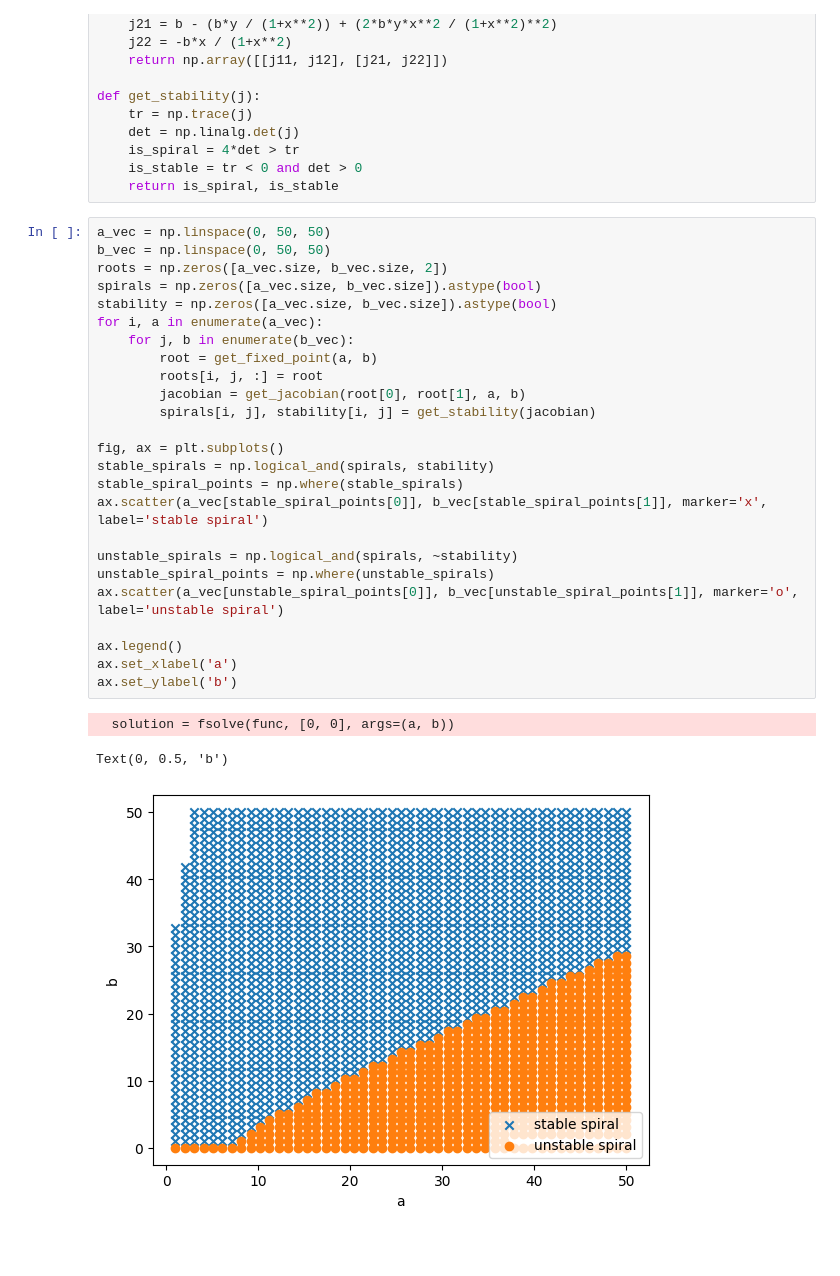
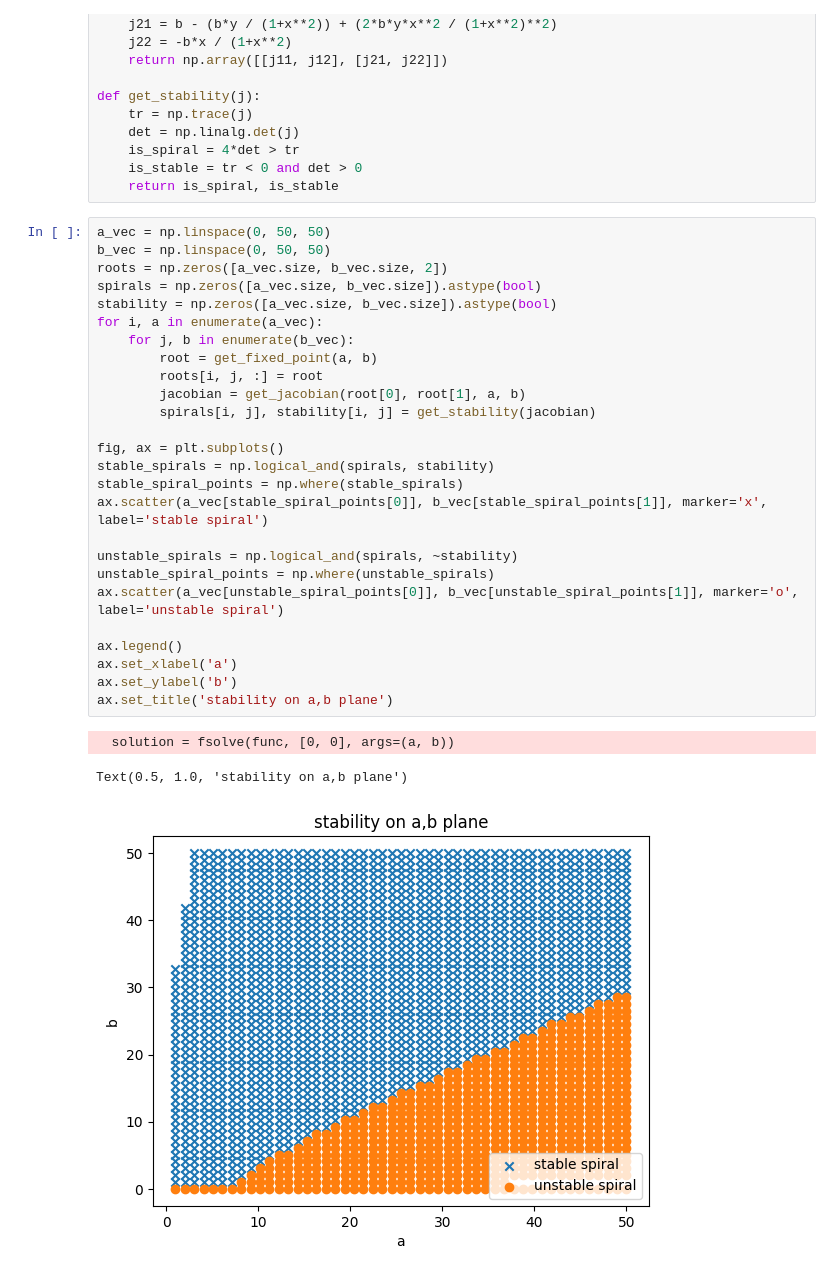
Before and after one commit to WeiLuya/mae119_code, a Jupyter notebook: Q5.ipynb, the cells around one changed output. Drawn from its saved outputs; the diff is of its cells as text; blank space fills up the shorter version.

```diff
--- a/Q5.ipynb
+++ b/Q5.ipynb
@@ -30,31 +31,32 @@ def get_stability(j):
 # %%
 a_vec = np.linspace(0, 50, 50)
 b_vec = np.linspace(0, 50, 50)
 roots = np.zeros([a_vec.size, b_vec.size, 2])
 spirals = np.zeros([a_vec.size, b_vec.size]).astype(bool)
 stability = np.zeros([a_vec.size, b_vec.size]).astype(bool)
 for i, a in enumerate(a_vec):
     for j, b in enumerate(b_vec):
         root = get_fixed_point(a, b)
         roots[i, j, :] = root
         jacobian = get_jacobian(root[0], root[1], a, b)
         spirals[i, j], stability[i, j] = get_stability(jacobian)
 
 fig, ax = plt.subplots()
 stable_spirals = np.logical_and(spirals, stability)
 stable_spiral_points = np.where(stable_spirals)
 ax.scatter(a_vec[stable_spiral_points[0]], b_vec[stable_spiral_points[1]], marker='x', label='stable spiral')
 
 unstable_spirals = np.logical_and(spirals, ~stability)
 unstable_spiral_points = np.where(unstable_spirals)
 ax.scatter(a_vec[unstable_spiral_points[0]], b_vec[unstable_spiral_points[1]], marker='o', label='unstable spiral')
 
 ax.legend()
 ax.set_xlabel('a')
 ax.set_ylabel('b')
+ax.set_title('stability on a,b plane')
 # %% [output]
   solution = fsolve(func, [0, 0], args=(a, b))
-Text(0, 0.5, 'b')
+Text(0.5, 1.0, 'stability on a,b plane')
-[figure, old version]
+[figure, new version]
 # %%
 spiral_points = stable_spirals.astype(int) - unstable_spirals.astype(int)
```
Also changed, not shown: parts of 5 cells of this notebook.
